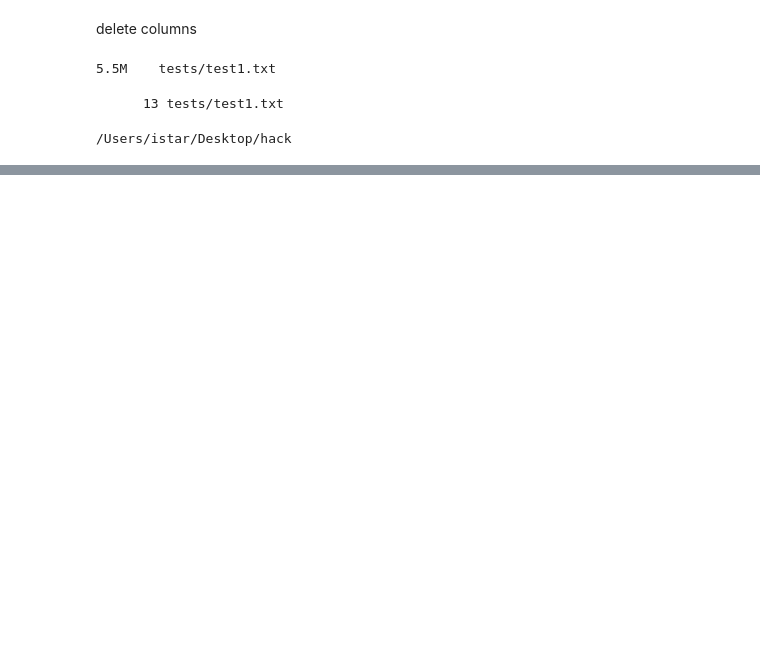
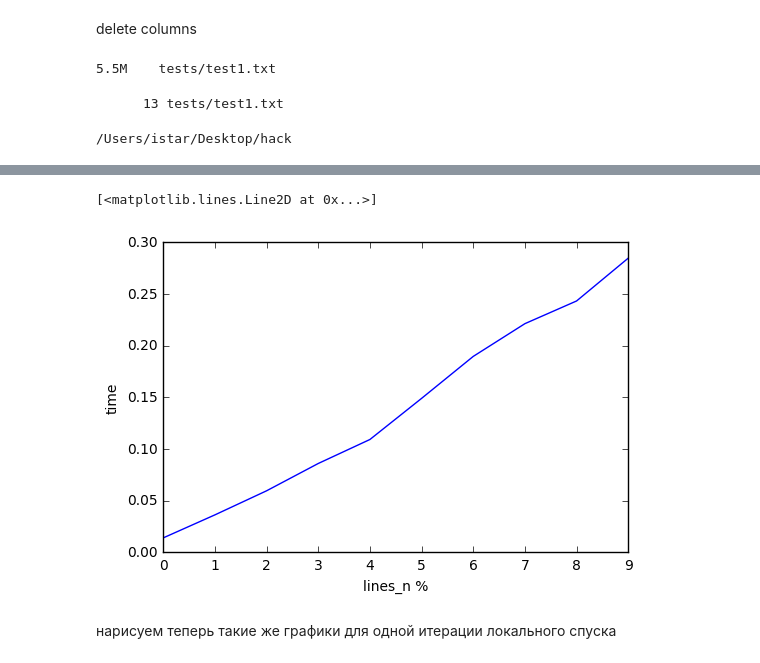
Before and after one commit to serjtroshin/ingohack70, a Jupyter notebook: data_prep.ipynb, the cells around one changed output, grey strips where cells are left out. Drawn from its saved outputs; the diff is of its cells as text; code cells hidden in the pictures; blank space fills up the shorter version.

```diff
--- a/data_prep.ipynb
+++ b/data_prep.ipynb
@@ -67,0 +131,18 @@ to_file("./tests/test1.txt", data)
+# %%
+times_n_ = []
+for i in range(10):
+    with open("tests/answers/test_autogen_answer_n_"+str(i), "r") as f:
+        ar = f.readlines()
+        time = ar[-1]
+        time = float(re.findall("\d+\.\d+", time)[0])
+        times_n_.append(time)
+# %%
+# greedy
+plt.xlabel("lines_n %")
+plt.ylabel("time")
+plt.plot(times_n_)
+# %% [output]
+[<matplotlib.lines.Line2D at 0x...>]
+[figure, added]
+# %% [markdown]
+нарисуем теперь такие же графики для одной итерации локального спуска
```
Also changed, not shown: parts of 25 cells of this notebook.
